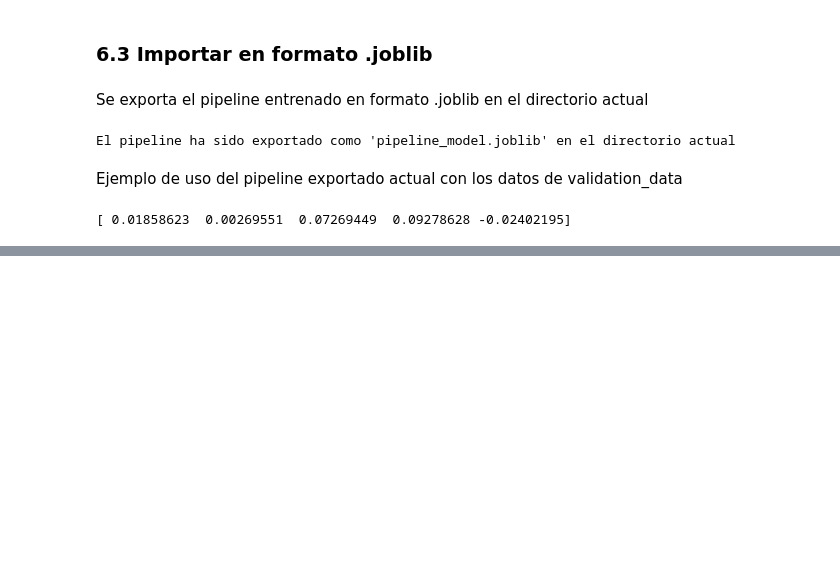
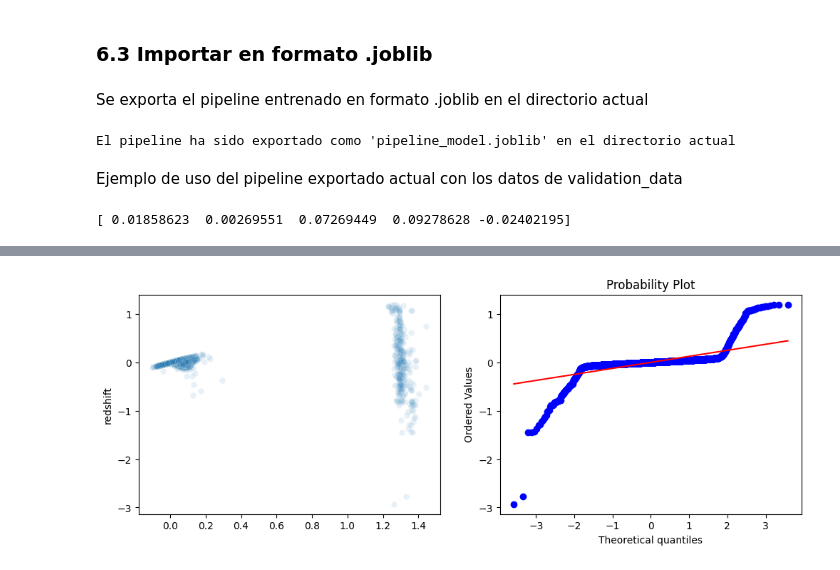
Before and after one commit to andreschaparr0/Laboratorios-BI, a Jupyter notebook: Lab 1.ipynb, the cells around one changed output, grey strips where cells are left out. Cells and saved outputs as stored; diff of their text form; code cells hidden in the pictures; blank space fills up the shorter version.

```diff
--- a/Lab 1.ipynb
+++ b/Lab 1.ipynb
@@ -732,0 +813,9 @@ print("\nDesviaciones estándar de cada columna:\n", std_devs)
+# %%
+fig, axes = plt.subplots(1, 2, figsize=(12, 4))
+# Dispersión
+sns.scatterplot(x=pipelineCompleto.predict(train_data_original), y=errores, alpha=0.1, ax=axes[0])
+
+# q-q plot
+_ = stats.probplot(errores, dist="norm", plot=axes[1])
+# %% [output]
+[figure, added]
```
Also changed, not shown: parts of 30 cells of this notebook.
